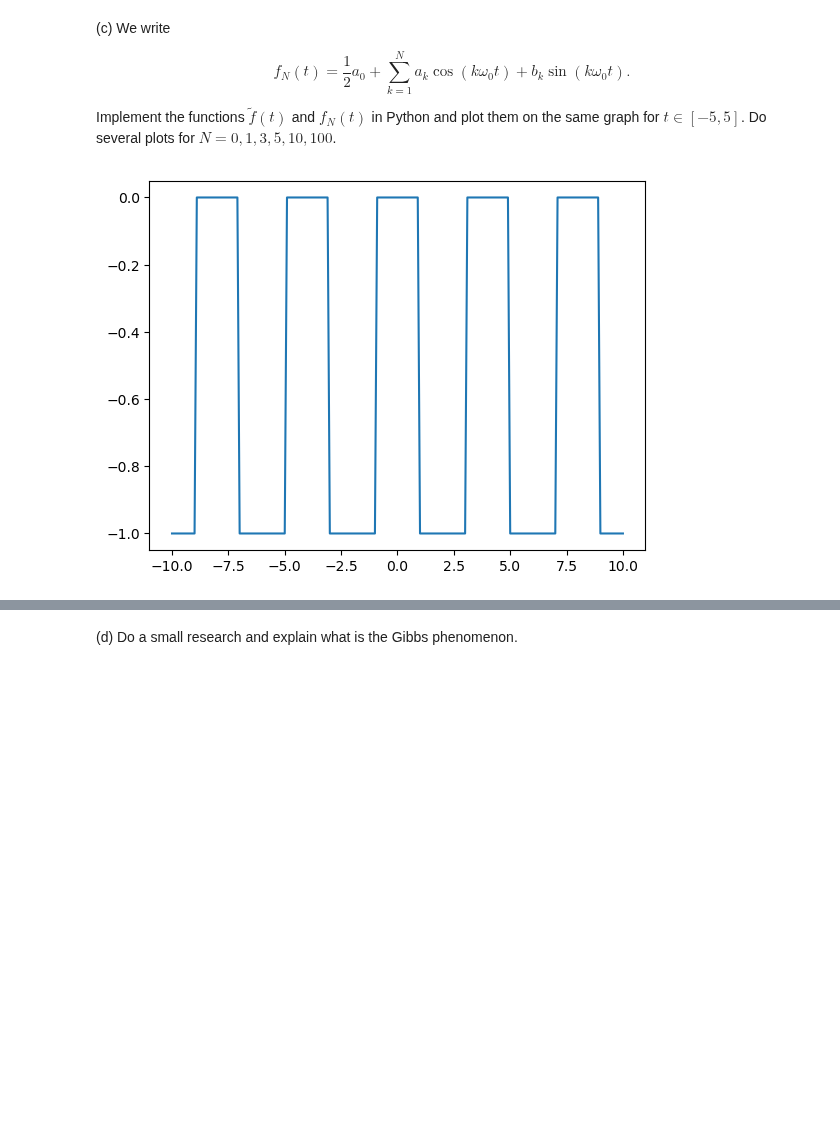
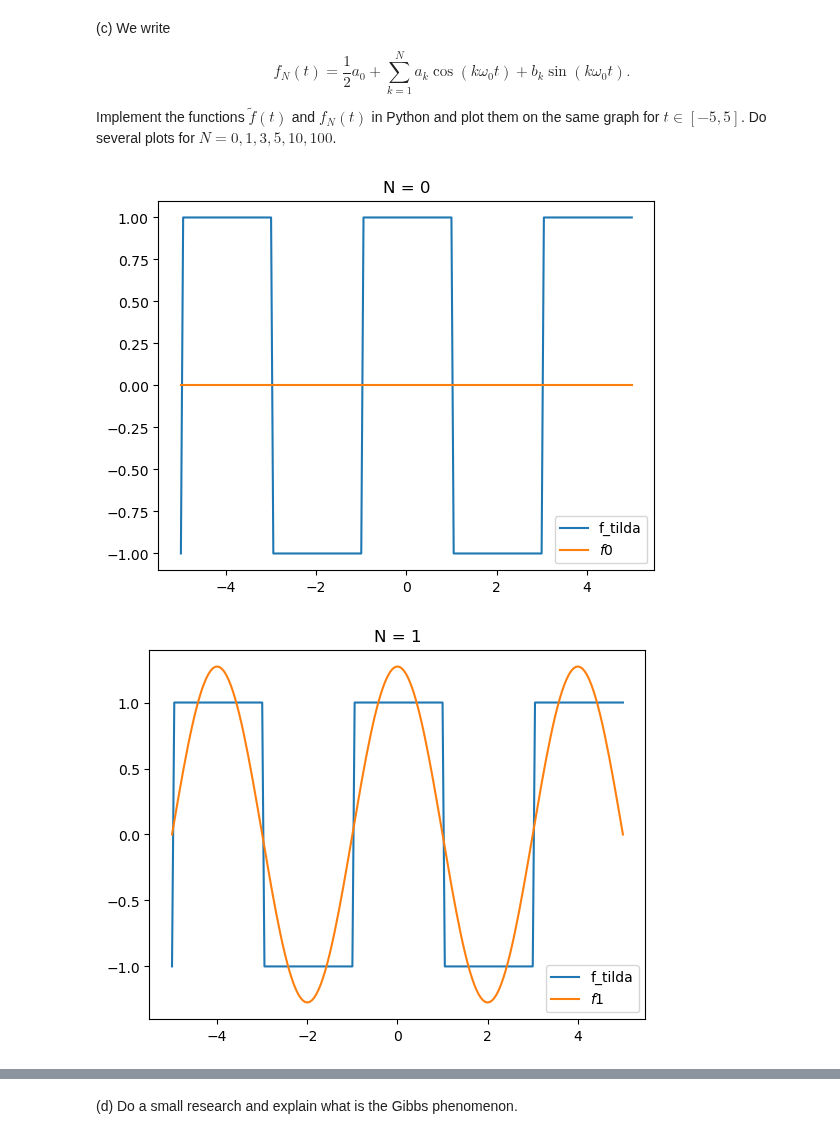
Before and after one commit to Arkanthara/digital_image_processing, a Jupyter notebook: TP8_FS_and_FT.ipynb, the cells around one changed output, grey strips where cells are left out. Drawn from its saved outputs; the diff is of its cells as text; code cells hidden in the pictures; blank space fills up the shorter version.

```diff
--- a/TP8_FS_and_FT.ipynb
+++ b/TP8_FS_and_FT.ipynb
@@ -142,35 +142,36 @@ Do several plots for $N = 0, 1, 3, 5, 10, 100$.
 # %%
 import numpy as np
 import matplotlib.pyplot as plt
 
-def f_tilda(t: np.ndarray):
-    y = t.copy()
-    mask_1 = ((-1 <= y) & (y < 1)).astype(int)
-    mask_2 = ((1 <= y) & (y < 3)).astype(int)
-    return mask_1 - mask_2
-
-def test(t: np.ndarray) -> np.ndarray:
-    y = t.copy()
-    mask_1 = ((y % 4 >= -1) & (y % 4 < 1)).astype(int)
-    mask_2 = ((y % 4 >= 1) & (y % 4 <= 3)).astype(int)
-    return mask_1 - mask_2
-
-def delta(x: np.ndarray, T: float) -> np.ndarray:
-    return (x - 1) % T == 0
-
-x = np.linspace(-10, 10, 201)
-test(x)
 
 
-plt.figure()
-#plt.plot(x, f_tilda(x))
-#plt.plot(x, np.convolve(delta(x, 4), f_tilda(x), mode="same"))
-plt.plot(x, test(x))
-plt.show()
+def f_tilda(t: np.ndarray) -> np.ndarray:
+    y = t.copy()
+    mask_1 = ((y % 4 > 1) & (y % 4 <= 3)).astype(int)
+    mask_2 = mask_1 - 1
+    return - mask_1 - mask_2
+
+def f(t, N):
+    if N < 1:
+        return np.zeros(len(t))
+    result = 0
+    for k in range(1, N + 1):
+        result += 4 / (k * np.pi) * np.sin(k * np.pi / 2) * np.cos(k * np.pi/2 * t)
+    return result
+
+N = [0, 1, 3, 5, 10, 100]
+
+x = np.linspace(-5, 5, 201)
 
 
+for i in N:
+    plt.figure()
+    plt.title(f"N = {i}")
+    plt.plot(x, f_tilda(x), label="f_tilda")
+    plt.plot(x, f(x, i), label=f"$f{i}$")
 
-def f(t, N):
-    pass
+    plt.legend()
+    plt.show()
 # %% [output]
-[figure, old version]
+[figure, new version]
+[figure, added]
```
Also changed, not shown: parts of 11 cells of this notebook.
